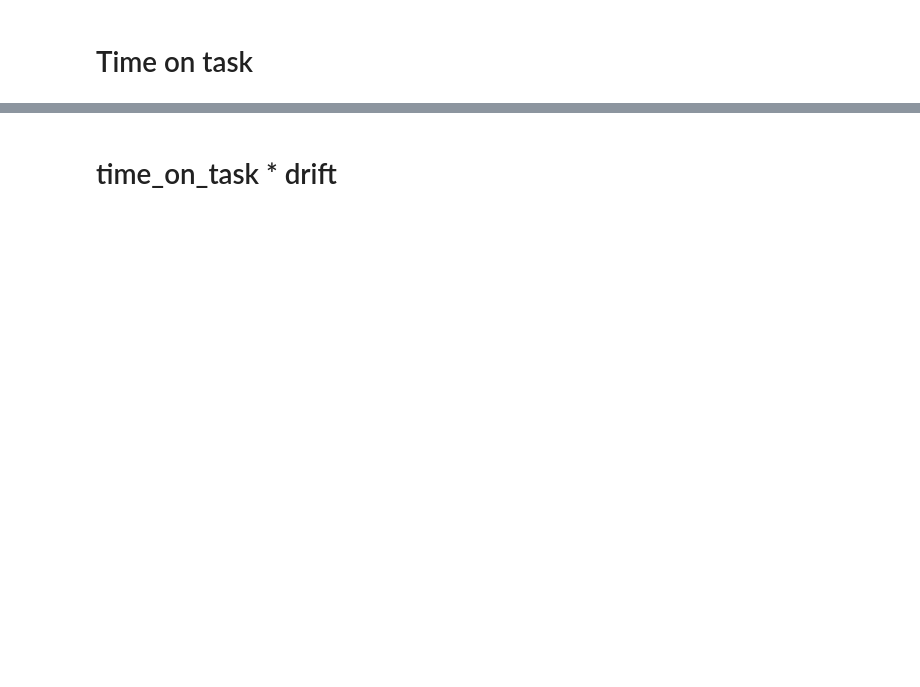
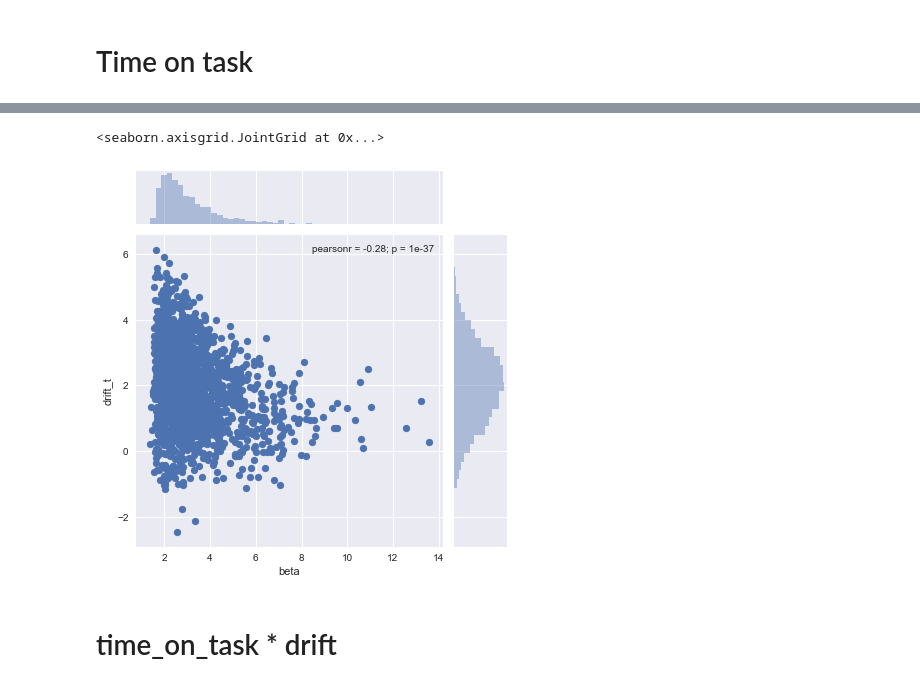
Before and after one commit to Gilles86/nddm_simulations, a Jupyter notebook: notebooks/Laura data to BOLD.ipynb, the cells around one changed output, grey strips where cells are left out. Cells and saved outputs as stored; diff of their text form; code cells hidden in the pictures; blank space fills up the shorter version.

```diff
--- a/notebooks/Laura data to BOLD.ipynb
+++ b/notebooks/Laura data to BOLD.ipynb
@@ -23,10 +23,17 @@ def get_bold_response(df, method='time_on_task',
             end_idx = int((row.onset + row.rt)*sample_rate)
             value = 1
 
-        elif method == 'time_on_task':
+        elif method == 'time_on_task_drift':
             start_idx = int(row.onset * sample_rate)
             end_idx = int((row.onset + row.rt)*sample_rate)
-            value = 1
+            value = row.drift_t
+
+        elif method == 'error_monitoring':
+            feedback_delay = np.random.choice([.200, .700, 1.200, 1.700])
+            start_idx = int((row.onset + row.rt+feedback_delay)*sample_rate)
+            end_idx = int(start_idx + .35 *sample_rate)
+
+            value =  1.5  - row.accuracy
 
         neural_signal[start_idx:end_idx] = value
 
@@ -93,2 +94,7 @@ sns.lmplot('beta', 'rt')
+# %%
+sns.jointplot('beta', 'drift_t', df)
+# %% [output]
+<seaborn.axisgrid.JointGrid at 0x...>
+[figure, added]
 # %% [markdown]
 # time_on_task * drift
```
Also changed, not shown: parts of 19 cells of this notebook, 2 other files.
